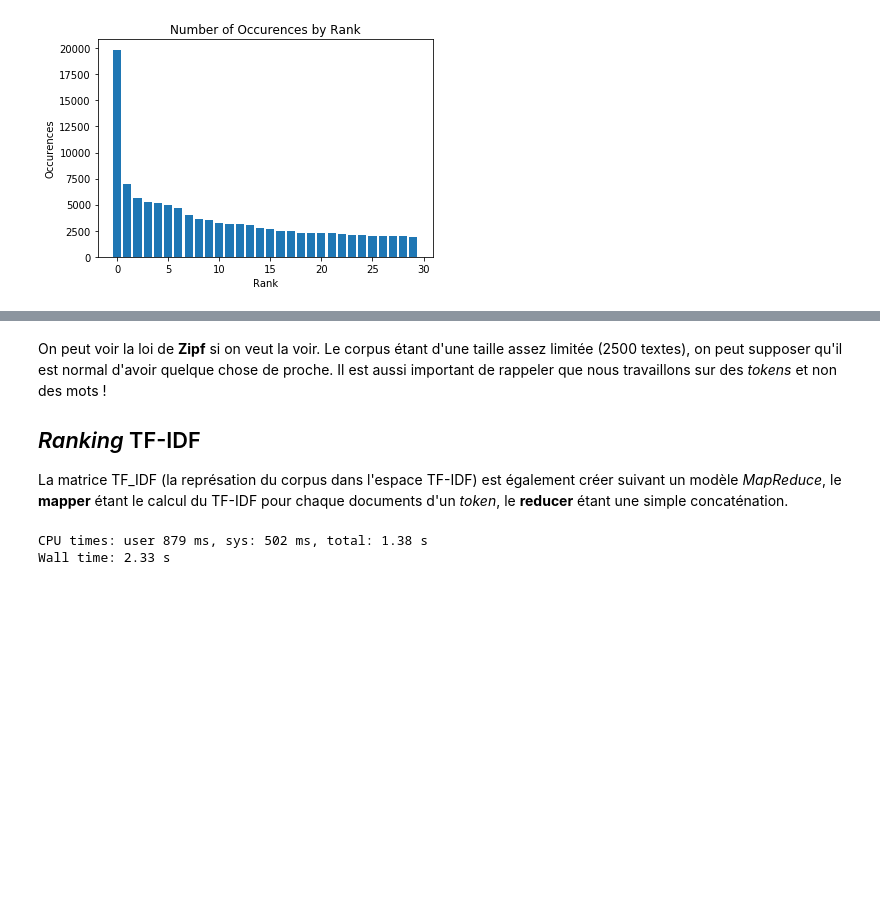
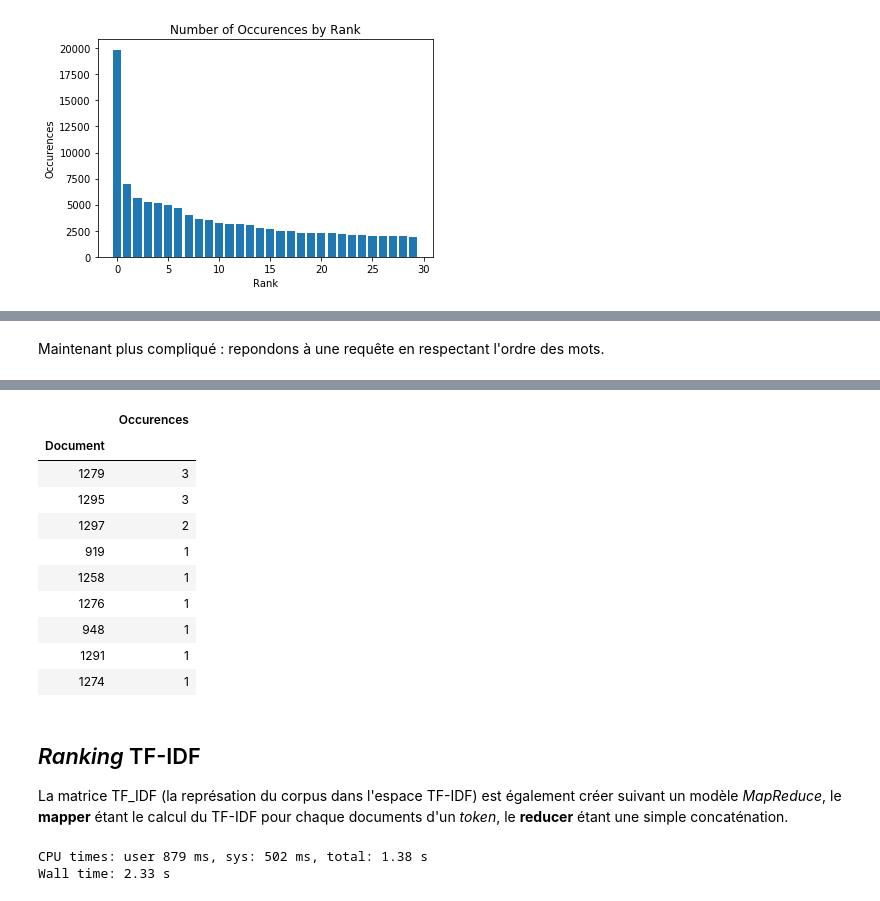
Before and after one commit to Barenn/Indexation-Web-TP, a Jupyter notebook: tp1.ipynb, the cells around one changed output, grey strips where cells are left out. Cells and saved outputs as stored; diff of their text form; code cells hidden in the pictures; blank space fills up the shorter version.

```diff
--- a/tp1.ipynb
+++ b/tp1.ipynb
@@ -193,0 +240,7 @@ plt.show()
+# %% [markdown]
+Maintenant plus compliqué : repondons à une requête en respectant l'ordre des mots.
+# %%
+%%time
+query = "france air"
+query_by_ordered_occurences(query, index)
+# %% [output]
@@ -194,6 +249,15 @@ plt.show()
+|  | Occurences |
+| Document |  |
+| 1279 | 3 |
+| 1295 | 3 |
+| 1297 | 2 |
+| 919 | 1 |
+| 1258 | 1 |
+| 1276 | 1 |
+| 948 | 1 |
+| 1291 | 1 |
+| 1274 | 1 |
 # %% [markdown]
-On peut voir la loi de __Zipf__ si on veut la voir. Le corpus étant d'une taille assez limitée (2500 textes), on peut supposer qu'il est normal d'avoir quelque chose de proche. Il est aussi important de rappeler que nous travaillons sur des _tokens_ et non des mots !
-
 ## _Ranking_ TF-IDF
 
 La matrice TF_IDF (la représation du corpus dans l'espace TF-IDF) est également créer suivant un modèle _MapReduce_, le __mapper__ étant le calcul du TF-IDF pour chaque documents d'un _token_, le __reducer__ étant une simple concaténation.
```
Also changed, not shown: parts of 10 cells of this notebook, 1 other file.
